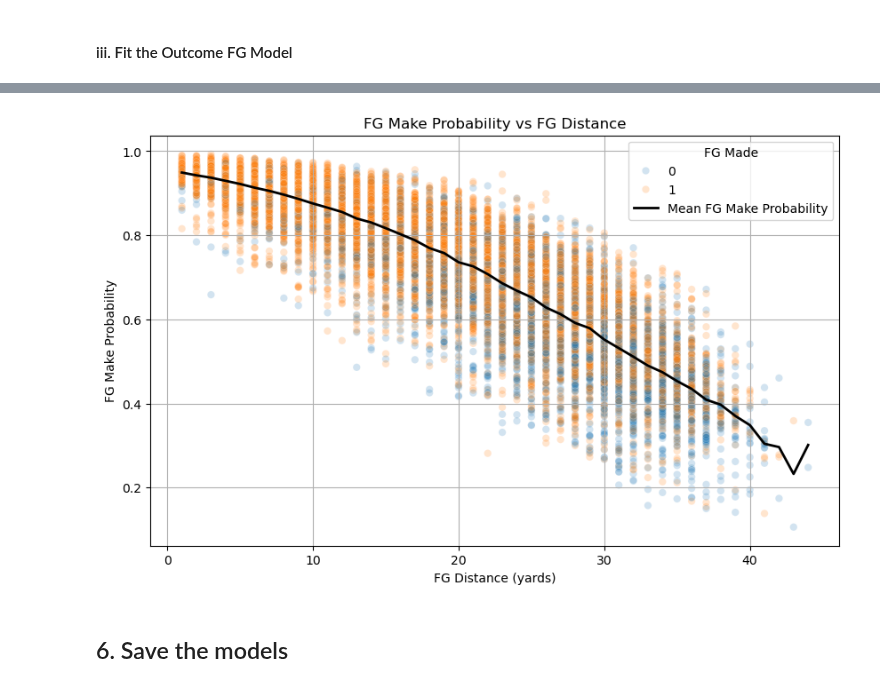
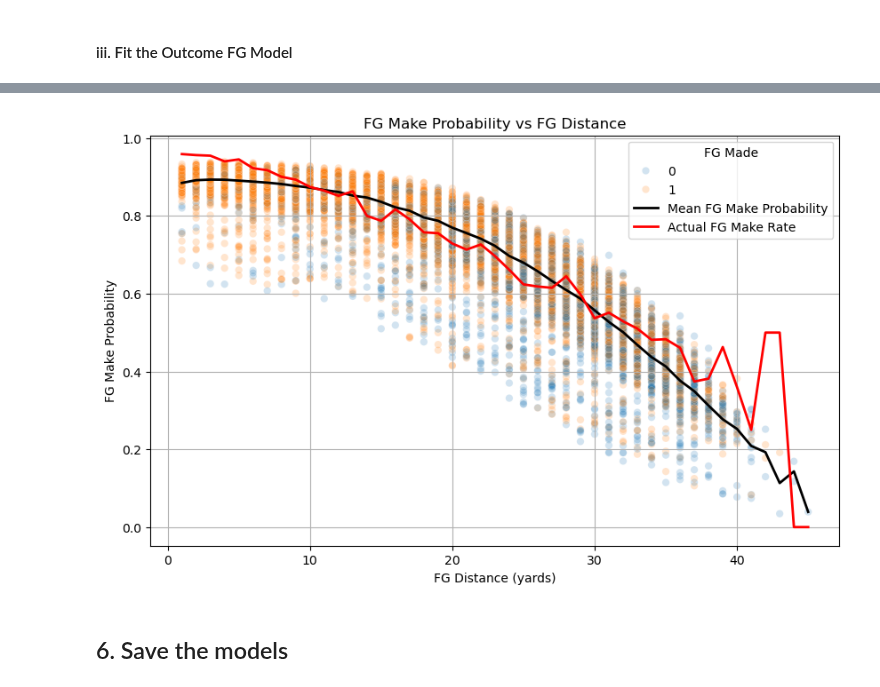
Before and after one commit to lneuendorf/4th-down-models, a Jupyter notebook: notebooks/03_field_goal_heckman_model.ipynb, the cells around one changed output, grey strips where cells are left out. Saved outputs shown, nothing was run; the diff lists cells and outputs as text; code cells hidden in the pictures.

```diff
--- a/notebooks/03_field_goal_heckman_model.ipynb
+++ b/notebooks/03_field_goal_heckman_model.ipynb
@@ -589,7 +626,7 @@ df['fg_attempt'] = np.where(
 df['fg_make'] = np.where(
     ((df['action'] == 'field_goal') &
      ((df['play_type'] == 'Field Goal Good') |
-      ((df.play_text.str.contains('good', case=False) & ~df.play_text.str.contains('no good', case=False))))),
+      ((df.play_text.str.contains('good', case=False) & ~df.play_text.str.contains('no good', case=False) & ~df.play_text.str.contains('missed', case=False))))),
     1,
     0
 )
@@ -613,7 +650,7 @@ Name: proportion, dtype: float64
 # %%
 selection_features = [
     'yards_to_goal', 'score_diff', 'pct_game_played', 'pregame_offense_elo',
-    'pregame_defense_elo', 'distance', 'pressure_rating', 'is_home_team',
+    'pregame_defense_elo', 'distance', 'is_home_team',
     'wind_speed', 'temperature',
     'elevation', 'grass', 'game_indoors'
 ]
@@ -689,11 +737,18 @@ df.loc[attempts, 'lambda'] = phi / Phi
 # %% [markdown]
 #### iii. Fit the Outcome FG Model
+# %%
+df['yards_to_goal_squared'] = df['yards_to_goal'] ** 2
 # %%
 # Features for outcome model
 outcome_features = [
-    'yards_to_goal', 'score_diff', 'pregame_offense_elo',
-    'pregame_defense_elo', 'pressure_rating',
-    'wind_speed', 'elevation', 'lambda'
+    'season',
+    'yards_to_goal_squared',
+    'pregame_offense_elo',
+    'pregame_defense_elo',
+    'pressure_rating',
+    'wind_speed',
+    'elevation',
+    'lambda'
 ]
 
 X_out = df.loc[attempts, outcome_features].copy()
@@ -801,18 +874,21 @@ plot_calibration(df, proba_col='pred_make_prob_probit', actual_col='fg_make', bi
 # %%
 # plot pred_make_prob_probit vs fg_distance
 plt.figure(figsize=(10, 6))
 sns.scatterplot(data=df, x='yards_to_goal', y='pred_make_prob_probit', hue='fg_make', alpha=0.2)
 # plot the mean pred_make_prob_probit for each yards_to_goal
 mean_fg_proba = df.groupby('yards_to_goal')['pred_make_prob_probit'].mean().reset_index()
 plt.plot(mean_fg_proba['yards_to_goal'], mean_fg_proba['pred_make_prob_probit'], color='black', linewidth=2, label='Mean FG Make Probability')
+# plot the actual fg_make rate for each yards_to_goal
+actual_fg_rate = df.query('fg_attempt==1').groupby('yards_to_goal')['fg_make'].mean().reset_index()
+plt.plot(actual_fg_rate['yards_to_goal'], actual_fg_rate['fg_make'], color='red', linewidth=2, label='Actual FG Make Rate')
 plt.title('FG Make Probability vs FG Distance')
 plt.xlabel('FG Distance (yards)')
 plt.ylabel('FG Make Probability')
 plt.grid()
 plt.legend(title='FG Made', loc='upper right')
 plt.show()
 # %% [output]
-[figure, old version]
+[figure, new version]
 # %% [markdown]
 ## 6. Save the models
 # %%
```
Also changed, not shown: parts of 20 cells of this notebook.
